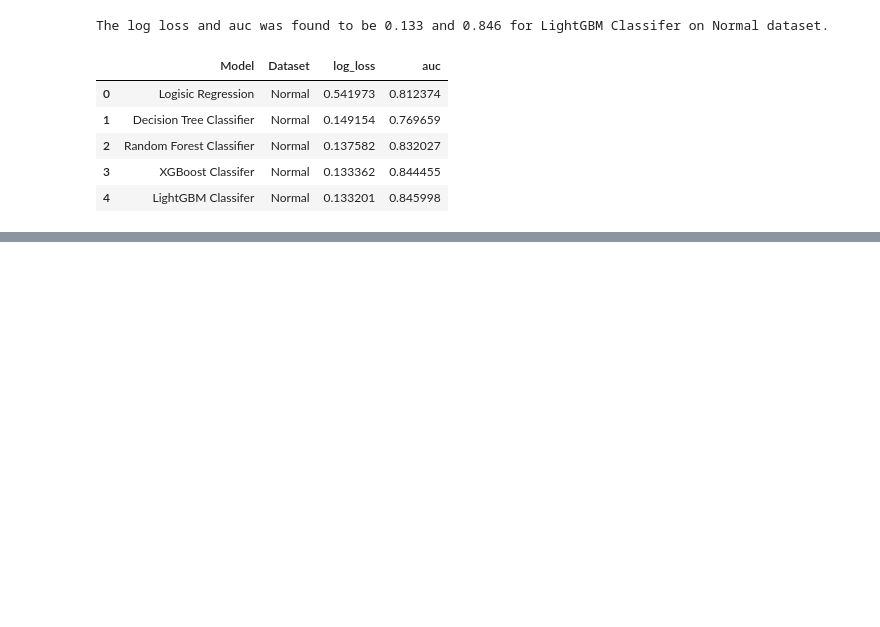
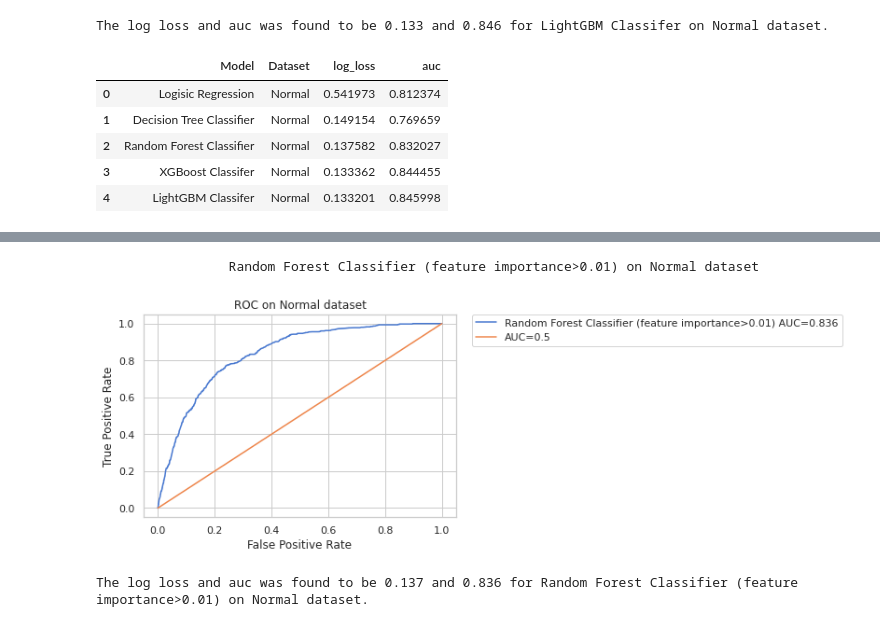
Before and after one commit to agno-nymous/Santander-Customer-Satisfaction, a Jupyter notebook: Modelling_Normal.ipynb, the cells around one changed output, grey strips where cells are left out. Cells and saved outputs as stored; diff of their text form; code cells hidden in the pictures; blank space fills up the shorter version.

```diff
--- a/Modelling_Normal.ipynb
+++ b/Modelling_Normal.ipynb
@@ -492,3 +526,0 @@ LGBMClassifier(boosting_type='gbdt', class_weight=None, colsample_bytree=0.5,
-# %%
-cc_model = calibration.CalibratedClassifierCV(model,cv='prefit')
-cc_model.fit(X_train.values,y_train)
@@ -513,15 +526,0 @@ CalibratedClassifierCV(base_estimator=LGBMClassifier(boosting_type='gbdt',
-# %%
-model = lgb.LGBMClassifier(n_jobs=-1,
-                      nthread=-1,
-                      scale_pos_weight=y_train.sum(),
-                      learning_rate=0.01,
-                      colsample_bytree = 0.5,
-                      subsample = 0.8,
-                      objective='binary',
-                      n_estimators=500,
-                      reg_alpha = 0.3,
-                      max_depth=7,
-                      gamma=5,
-                     )
-
-%time model.fit(X_train,y_train)
@@ -559,0 +578,11 @@ result_df
+# %%
+model = ensemble.RandomForestClassifier(bootstrap=True, ccp_alpha=0.0, class_weight='balanced',
+                       criterion='gini', max_depth=2000, max_features='auto',
+                       max_leaf_nodes=100, max_samples=None,
+                       min_impurity_decrease=0.0, min_impurity_split=None,
+                       min_samples_leaf=7, min_samples_split=500,
+                       min_weight_fraction_leaf=0.0, n_estimators=1000,
+                       n_jobs=-1, oob_score=False,
+                       verbose=0, warm_start=False)
+
+model.fit(X_train_01,y_train)
@@ -559,0 +598,3 @@ result_df
+# %%
+cc_model = calibration.CalibratedClassifierCV(model,cv='prefit')
+cc_model.fit(X_train_01,y_train)
@@ -559,0 +622,13 @@ result_df
+# %%
+i+=1
+y_pred = cc_model.predict_proba(X_val_01)[:,1]
+label="Random Forest Classifier (feature importance>0.01)"
+labels.append(label)
+y_preds.append(y_pred)
+result = plot_auc(y_val,y_pred,label,dataset)
+result_df = result_df.append(result)
+del result
+# %% [output]
+                 Random Forest Classifier (feature importance>0.01) on Normal dataset
+[figure, added]
+The log loss and auc was found to be 0.137 and 0.836 for Random Forest Classifier (feature importance>0.01) on Normal dataset.
```
Also changed, not shown: parts of 68 cells of this notebook.
